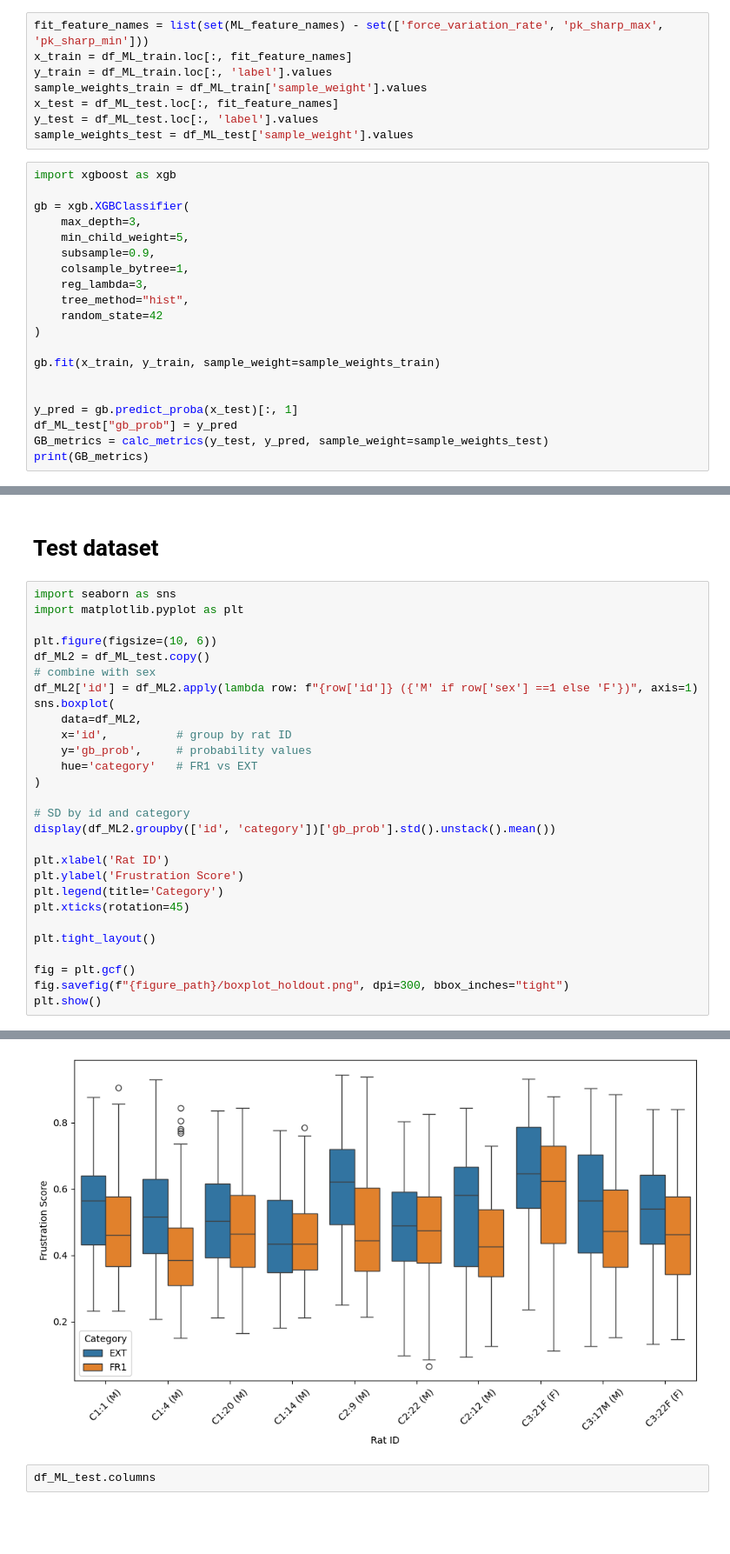
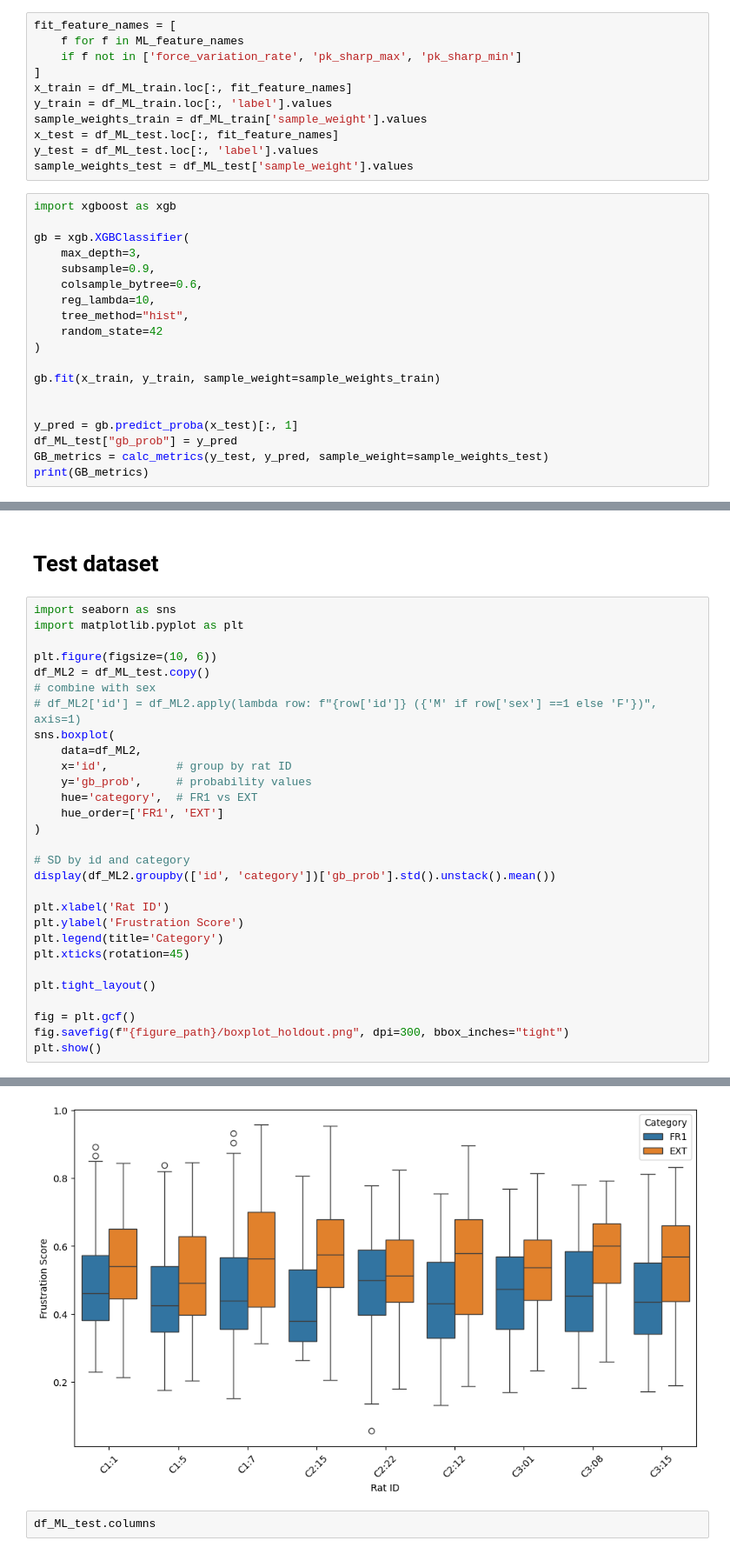
Before and after one commit to Jiefei-Wang/rat-model, a Jupyter notebook: scripts/manuscript/models.ipynb, the cells around one changed output, grey strips where cells are left out. Shown at 87% size. Drawn from its saved outputs; the diff is of its cells as text; blank space fills up the shorter version.

```diff
--- a/scripts/manuscript/models.ipynb
+++ b/scripts/manuscript/models.ipynb
@@ -337,7 +227,10 @@ plt.show()
 # %% [markdown]
 # GB
 # %%
-fit_feature_names = list(set(ML_feature_names) - set(['force_variation_rate', 'pk_sharp_max', 'pk_sharp_min']))
+fit_feature_names = [
+    f for f in ML_feature_names
+    if f not in ['force_variation_rate', 'pk_sharp_max', 'pk_sharp_min']
+]
 x_train = df_ML_train.loc[:, fit_feature_names]
 y_train = df_ML_train.loc[:, 'label'].values
 sample_weights_train = df_ML_train['sample_weight'].values
@@ -349,10 +242,9 @@ import xgboost as xgb
 
 gb = xgb.XGBClassifier(
     max_depth=3,
-    min_child_weight=5,
     subsample=0.9,
-    colsample_bytree=1,
-    reg_lambda=3,
+    colsample_bytree=0.6,
+    reg_lambda=10,
     tree_method="hist",
     random_state=42
 )
@@ -621,12 +515,13 @@ import matplotlib.pyplot as plt
 plt.figure(figsize=(10, 6))
 df_ML2 = df_ML_test.copy()
 # combine with sex
-df_ML2['id'] = df_ML2.apply(lambda row: f"{row['id']} ({'M' if row['sex'] ==1 else 'F'})", axis=1)
+# df_ML2['id'] = df_ML2.apply(lambda row: f"{row['id']} ({'M' if row['sex'] ==1 else 'F'})", axis=1)
 sns.boxplot(
     data=df_ML2,
     x='id',          # group by rat ID
     y='gb_prob',     # probability values
-    hue='category'   # FR1 vs EXT
+    hue='category',  # FR1 vs EXT
+    hue_order=['FR1', 'EXT']
 )
 
 # SD by id and category
@@ -649,5 +544,5 @@ FR1    0.148017
 dtype: float32
-[figure, old version]
+[figure, new version]
 # %%
 df_ML_test.columns
 # %% [output]
```
Also changed, not shown: parts of 25 cells of this notebook, 5 other files.
